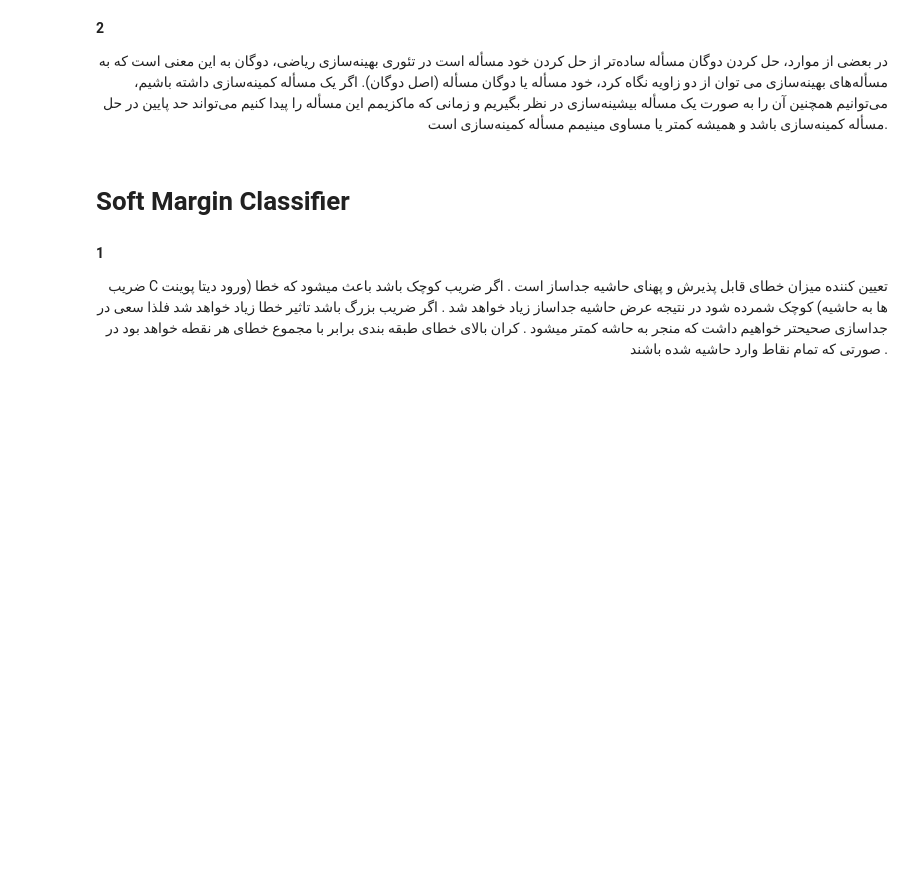
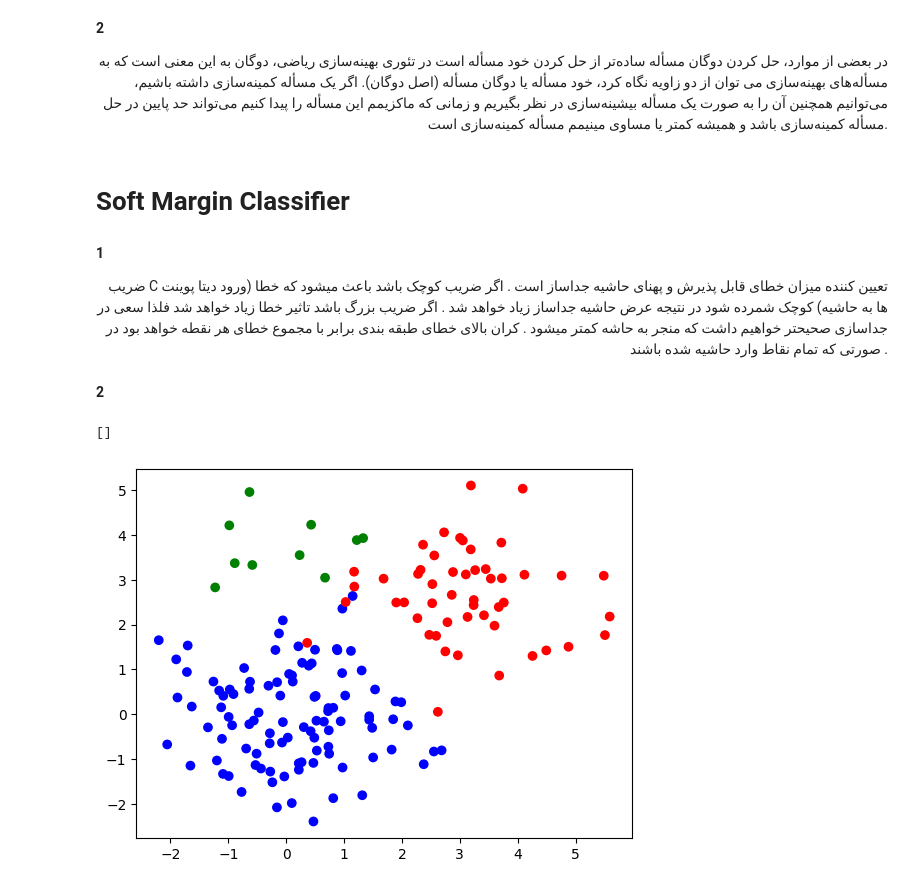
Before and after one commit to SM2A/Machine_Learning_Course_Project, a Jupyter notebook: HW-4/Report.ipynb, the cells around one changed output. Cells and saved outputs as stored; diff of their text form; code cells hidden in the pictures; blank space fills up the shorter version.

```diff
--- a/HW-4/Report.ipynb
+++ b/HW-4/Report.ipynb
@@ -23,3 +23,16 @@
  ضریب C تعیین کننده میزان خطای قابل پذیرش و پهنای حاشیه جداساز است . اگر ضریب کوچک باشد باعث میشود که خطا (ورود دیتا پوینت ها به حاشیه) کوچک شمرده شود در نتیجه عرض حاشیه جداساز زیاد خواهد شد . اگر ضریب بزرگ باشد تاثیر خطا زیاد خواهد شد فلذا سعی در جداسازی صحیحتر خواهیم داشت که منجر به حاشه کمتر میشود .
  کران بالای خطای طبقه بندی برابر با مجموع خطای هر نقطه خواهد بود در صورتی که تمام نقاط وارد حاشیه شده باشند .
 </div>
+# %% [markdown]
+**2**
+# %%
+import pandas
+from matplotlib import pyplot as plt
+
+data_points = pandas.read_csv('data/data.csv')
+
+plt.scatter(data_points['X'], data_points['Y'], color=data_points['Label'].replace(1, 'b').replace(2, 'r').replace(3, 'g'))
+plt.plot()
+# %% [output]
+[]
+[figure, added]
```
Also changed, not shown: parts of 2 cells of this notebook.
